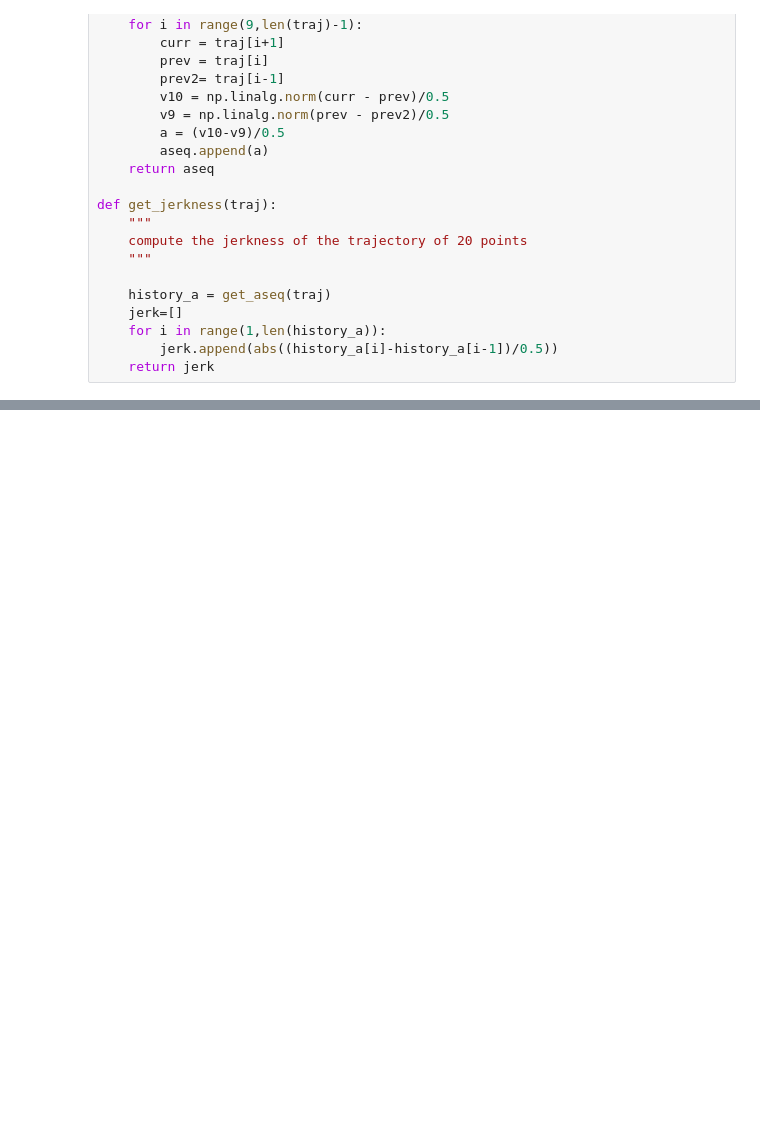
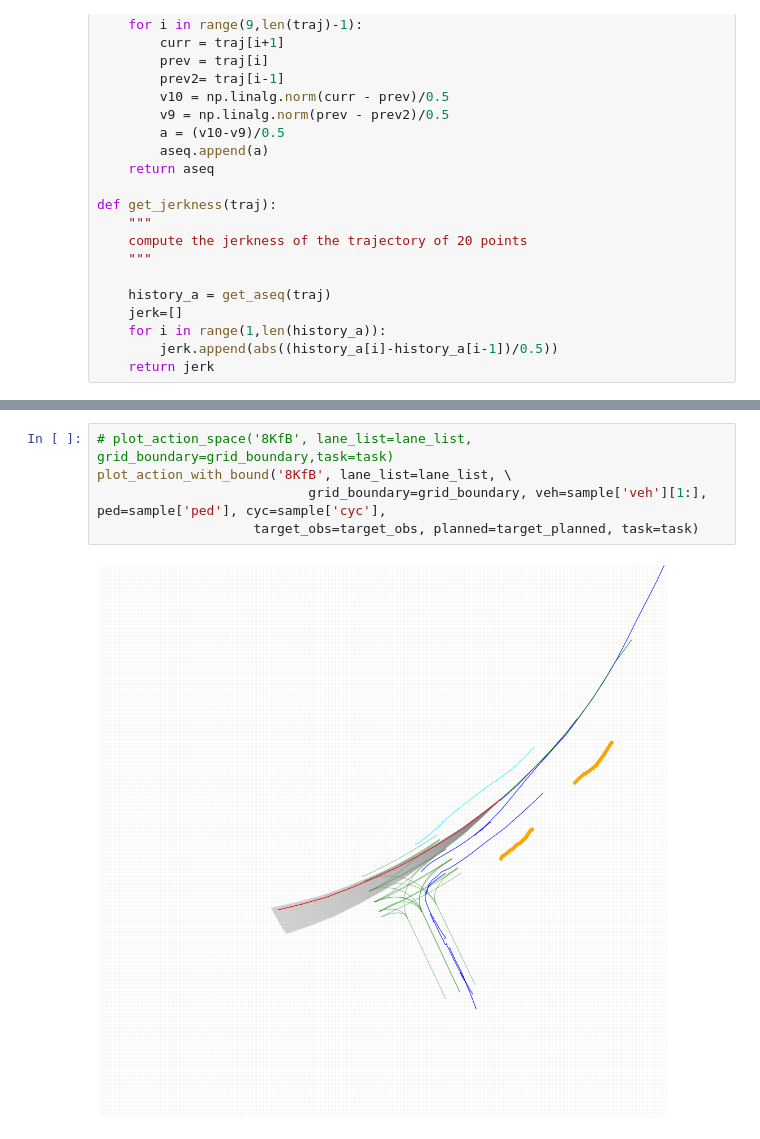
Before and after one commit to shuruiz/planning, a Jupyter notebook: intergration/model_evaluation.ipynb, the cells around one changed output, grey strips where cells are left out. Drawn from its saved outputs; the diff is of its cells as text; blank space fills up the shorter version.

```diff
--- a/intergration/model_evaluation.ipynb
+++ b/intergration/model_evaluation.ipynb
@@ -598,0 +777,7 @@ animate_planned_on_grid('8KfB', lane_list=lane_list, \
+# %%
+# plot_action_space('8KfB', lane_list=lane_list, grid_boundary=grid_boundary,task=task)
+plot_action_with_bound('8KfB', lane_list=lane_list, \
+                           grid_boundary=grid_boundary, veh=sample['veh'][1:], ped=sample['ped'], cyc=sample['cyc'],
+                    target_obs=target_obs, planned=target_planned, task=task)
+# %% [output]
+[figure, added]
```
Also changed, not shown: parts of 15 cells of this notebook, 4 other files.
